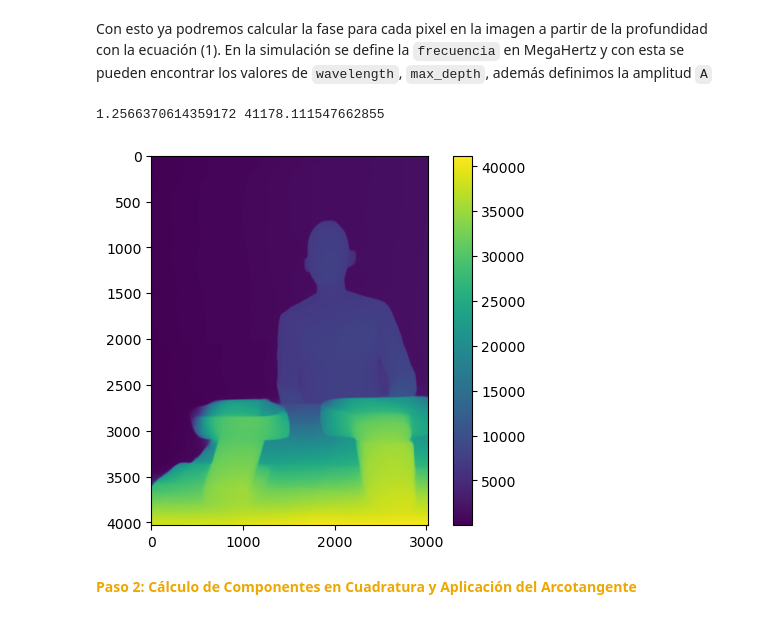
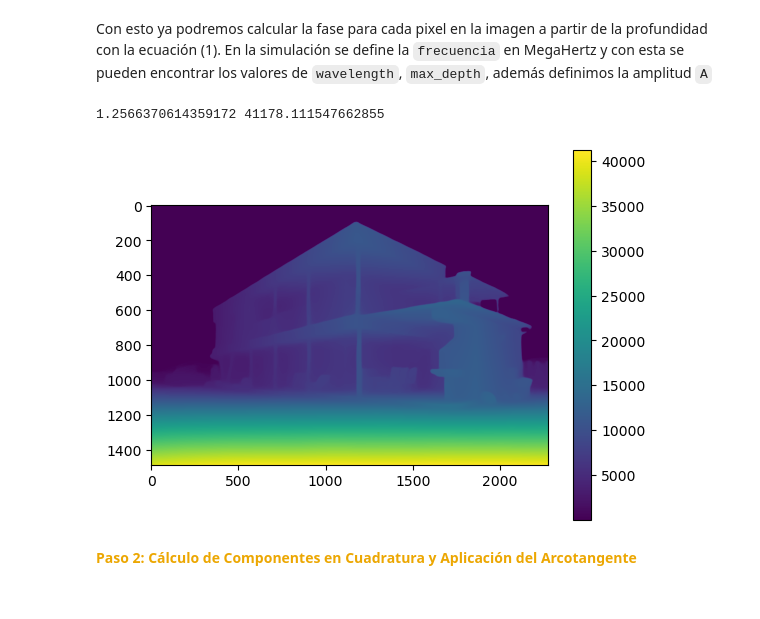
Before and after one commit to CristianR8/Time-of-flight, a Jupyter notebook: ToF.ipynb, the cells around one changed output. Saved outputs shown, nothing was run; the diff lists cells and outputs as text; code cells hidden in the pictures.

```diff
--- a/ToF.ipynb
+++ b/ToF.ipynb
@@ -108,22 +118,22 @@ max_depth = wavelength / 2
 A = 0.5
 # %%
 # Cargamos la imagen
-image = Image.open('rami.png')
+image = Image.open('sample_2.png')
 
 # Convertimos a un array de numpy
 depth_img = np.array(image) + 2
 (nr, nc) = depth_img.shape
 k = 4
 
 fase_img = (2 * depth_img / wavelength) * 2 * np.pi
 
 plt.imshow(fase_img)
 plt.colorbar()
 
 print(np.min(fase_img), np.max(fase_img))
 # %% [output]
 1.2566370614359172 41178.111547662855
-[figure, old version]
+[figure, new version]
 # %% [markdown]
 **<font color='#ECA702'>Paso 2: Cálculo de Componentes en Cuadratura y Aplicación del Arcotangente</font>**
 # %% [markdown]
```
Also changed, not shown: parts of 7 cells of this notebook, 8 other files.
